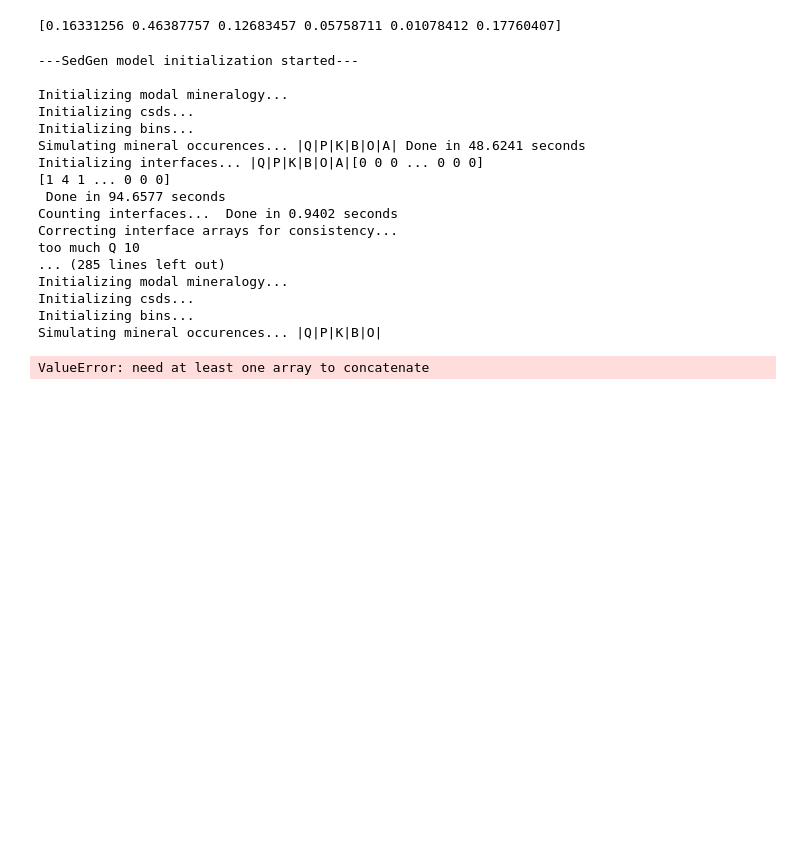
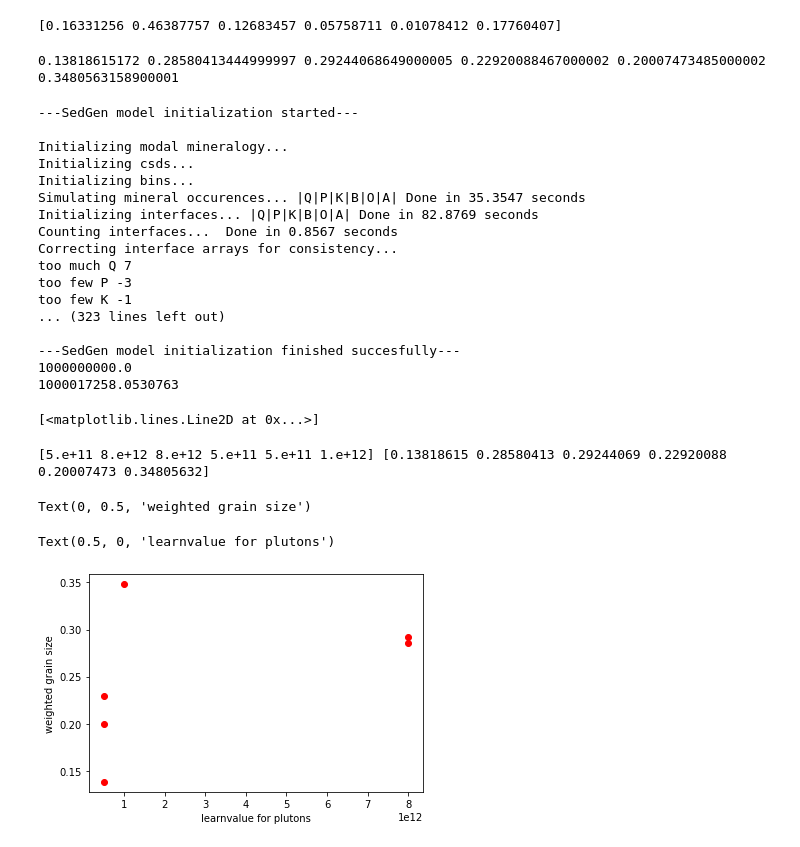
Before and after one commit to QuintenW98/SedgenmasterthesisQ, a Jupyter notebook: notebooks/learning_rate.ipynb, the cells around one changed output. Saved outputs shown, nothing was run; the diff lists cells and outputs as text; code cells hidden in the pictures; blank space fills up the shorter version.

```diff
--- a/notebooks/learning_rate.ipynb
+++ b/notebooks/learning_rate.ipynb
@@ -33,7 +33,7 @@ InteractiveShell.ast_node_interactivity = "all"
 %autoreload 2
 # %%
 def optimise_learnrate(minerals, par_rock_volume, modal_mineralogy, means, stds):
-    learnrate = 100
+    learnrate = 500
     counter = 0
     while counter != 10:
         model = SedGen(minerals, par_rock_volume, modal_mineralogy, means, stds, learning_rate = learnrate, discretization_init=False, timed = True)
@@ -43,7 +43,7 @@ def optimise_learnrate(minerals, par_rock_volume, modal_mineralogy, means, stds)
         if modelled_volume < ((par_rock_volume*0.0001)+par_rock_volume) and modelled_volume> (par_rock_volume-(par_rock_volume*0.0001)):
             break
         else:
-            learnrate *= 10
+            learnrate *= 2
         print(counter, learnrate)
         counter += 1
     pluton_learnrate = learnrate * par_rock_volume
@@ -56,7 +56,7 @@ modal_mineralogy = np.array([[0.16331256, 0.46387757, 0.12683457, 0.05758711, 0.
                              [0.30591989, 0.38159713, 0.26209888, 0.0188256 , 0.00799247, 0.02356603],   # CA-NS
                              [0.19781274, 0.41766034, 0.16121575, 0.06478527, 0.00894429, 0.14958161],   # GR
                              [0.25983144, 0.46392506, 0.15827298, 0.04370113, 0.00689158, 0.06737782],   # MT
-                             [0.22419158, 0.48490082, 0.05641885, 0.11571367, 0.        , 0.11877509]])
+                             [0.22419158, 0.48490082, 0.05641885, 0.11571367, 0.00000001, 0.11877509]])
 print(modal_mineralogy[0])
 # %% [output]
 [0.16331256 0.46387757 0.12683457 0.05758711 0.01078412 0.17760407]
@@ -64,11 +64,11 @@ print(modal_mineralogy[0])
 csds_AZ_means = np.array([0.120, 0.174, 0.112, 0.155, 0.066, 0.079])
 csds_AZ_stds = np.array([0.359, 0.356, 0.455, 0.399, 0.328, 0.452])
 
+csds_CA_EW_means = np.array([0.247, 0.333, 0.292, 0.212, 0.090, 0.127])
+csds_CA_EW_stds = np.array([0.986, 0.640, 0.497, 0.889, 0.275, 0.502])
+
 csds_CA_NS_means = np.array([0.309, 0.330, 0.244, 0.223, 0.120, 0.122])
 csds_CA_NS_stds = np.array([0.823, 0.683, 0.817, 0.819, 0.554, 0.782])
-
-csds_CA_EW_means = np.array([0.247, 0.333, 0.292, 0.212, 0.090, 0.127])
-csds_CA_EW_stds = np.array([0.986, 0.640, 0.497, 0.889, 0.275, 0.502])
 
 csds_GR_means = np.array([0.244, 0.269, 0.222, 0.251, 0.059, 0.107])
 csds_GR_stds = np.array([0.312, 0.450, 0.444, 0.262, 0.378, 0.313])
@@ -81,36 +81,50 @@ csds_WA_stds = np.array([0.542, 0.478, 0.386, 0.467, 0.001, 0.494])
 
 
 weightedmeanAZ = np.sum(modal_mineralogy[0]*csds_AZ_means)
-weightedmeanCA_EW = np.sum(modal_mineralogy[1]*csds_AZ_means)
+weightedmeanCA_EW = np.sum(modal_mineralogy[1]*csds_CA_EW_means)
 weightedmeanCA_NS = np.sum(modal_mineralogy[2]*csds_CA_NS_means)
-weightedmeanGR = np.sum(modal_mineralogy[3]*csds_AZ_means)
-weightedmeanMT = np.sum(modal_mineralogy[4]*csds_AZ_means)
-weightedmeanWA = np.sum(modal_mineralogy[5]*csds_AZ_means)
+weightedmeanGR = np.sum(modal_mineralogy[3]*csds_GR_means)
+weightedmeanMT = np.sum(modal_mineralogy[4]*csds_MT_means)
+weightedmeanWA = np.sum(modal_mineralogy[5]*csds_WA_means)
+
+print(weightedmeanAZ,weightedmeanCA_EW,weightedmeanCA_NS,weightedmeanGR,weightedmeanMT,weightedmeanWA)
+# %% [output]
+0.13818615172 0.28580413444999997 0.29244068649000005 0.22920088467000002 0.20007473485000002 0.3480563158900001
 # %%
-yaxis = np.array([weightedmeanAZ,weightedmeanCA_EW,weightedmeanCA_NS,weightedmeanGR,weightedmeanMT,weightedmeanWA])
 learnvalueAZ = optimise_learnrate(minerals, 1e9, modal_mineralogy[0], csds_AZ_means, csds_AZ_stds)
 learnvalueCA_EW = optimise_learnrate(minerals, 1e9, modal_mineralogy[1], csds_CA_EW_means, csds_CA_EW_stds)
 learnvalueCA_NS = optimise_learnrate(minerals, 1e9, modal_mineralogy[2], csds_CA_NS_means, csds_CA_EW_stds)
 learnvalueGR = optimise_learnrate(minerals, 1e9, modal_mineralogy[3], csds_GR_means, csds_GR_stds)
 learnvalueMT = optimise_learnrate(minerals, 1e9, modal_mineralogy[4], csds_MT_means, csds_MT_stds)
 learnvalueWA = optimise_learnrate(minerals, 1e9, modal_mineralogy[5], csds_WA_means, csds_WA_stds)
-xaxis = np.array([learnvalueAZ, learnvalueCA_EW, learnvalueCA_NS, learnvalueGR, learnvalueMT, learnvalueMT, learnvalueWA])
+xaxis = np.array([learnvalueAZ, learnvalueCA_EW, learnvalueCA_NS, learnvalueGR, learnvalueMT, learnvalueWA])
 # %% [output]
 ---SedGen model initialization started---
 
 Initializing modal mineralogy...
 Initializing csds...
 Initializing bins...
-Simulating mineral occurences... |Q|P|K|B|O|A| Done in 48.6241 seconds
-Initializing interfaces... |Q|P|K|B|O|A|[0 0 0 ... 0 0 0]
-[1 4 1 ... 0 0 0]
- Done in 94.6577 seconds
-Counting interfaces...  Done in 0.9402 seconds
+Simulating mineral occurences... |Q|P|K|B|O|A| Done in 35.3547 seconds
+Initializing interfaces... |Q|P|K|B|O|A| Done in 82.8769 seconds
+Counting interfaces...  Done in 0.8567 seconds
 Correcting interface arrays for consistency...
-too much Q 10
-... (285 lines left out)
-Initializing modal mineralogy...
-Initializing csds...
-Initializing bins...
-Simulating mineral occurences... |Q|P|K|B|O|
+too much Q 7
+too few P -3
+too few K -1
+... (323 lines left out)
+
+---SedGen model initialization finished succesfully---
+1000000000.0
+1000017258.0530763
-ValueError: need at least one array to concatenate
+# %%
+yaxis = np.array([weightedmeanAZ,weightedmeanCA_EW,weightedmeanCA_NS,weightedmeanGR,weightedmeanMT,weightedmeanWA])
+plt.plot(xaxis, yaxis, 'ro')
+print(xaxis,yaxis)
+plt.ylabel('weighted grain size')
+plt.xlabel('learnvalue for plutons')
+# %% [output]
+[<matplotlib.lines.Line2D at 0x...>]
+[5.e+11 8.e+12 8.e+12 5.e+11 5.e+11 1.e+12] [0.13818615 0.28580413 0.29244069 0.22920088 0.20007473 0.34805632]
+Text(0, 0.5, 'weighted grain size')
+Text(0.5, 0, 'learnvalue for plutons')
+[figure, added]
```
Also changed, not shown: 1 other file.
